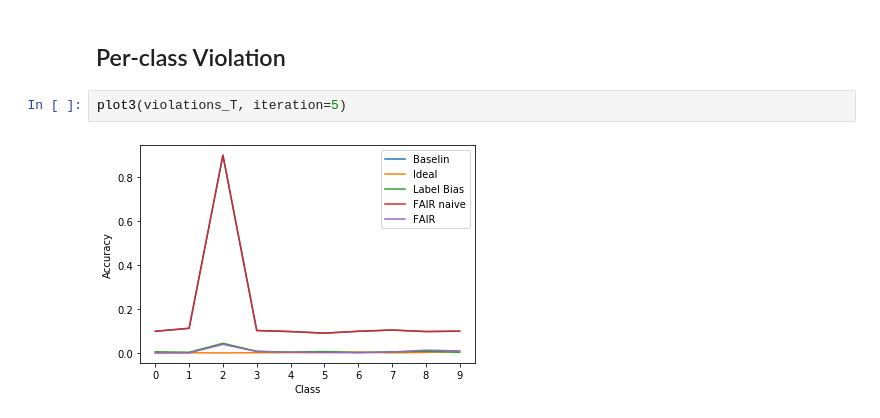
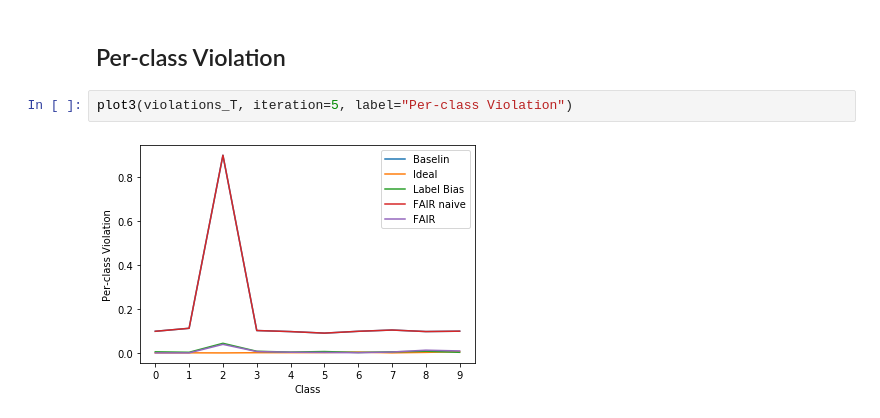
Before and after one commit to eric-yoo/FAIR, a Jupyter notebook: Parser.ipynb, the cells around one changed output. Drawn from its saved outputs; the diff is of its cells as text.

```diff
--- a/Parser.ipynb
+++ b/Parser.ipynb
@@ -198,6 +196,6 @@ plot3(accs_cls_T, iteration=5)
 # %% [markdown]
 ## Per-class Violation
 # %%
-plot3(violations_T, iteration=5)
+plot3(violations_T, iteration=5, label="Per-class Violation")
 # %% [output]
-[figure, old version]
+[figure, new version]
```
Also changed, not shown: parts of 6 cells of this notebook.
